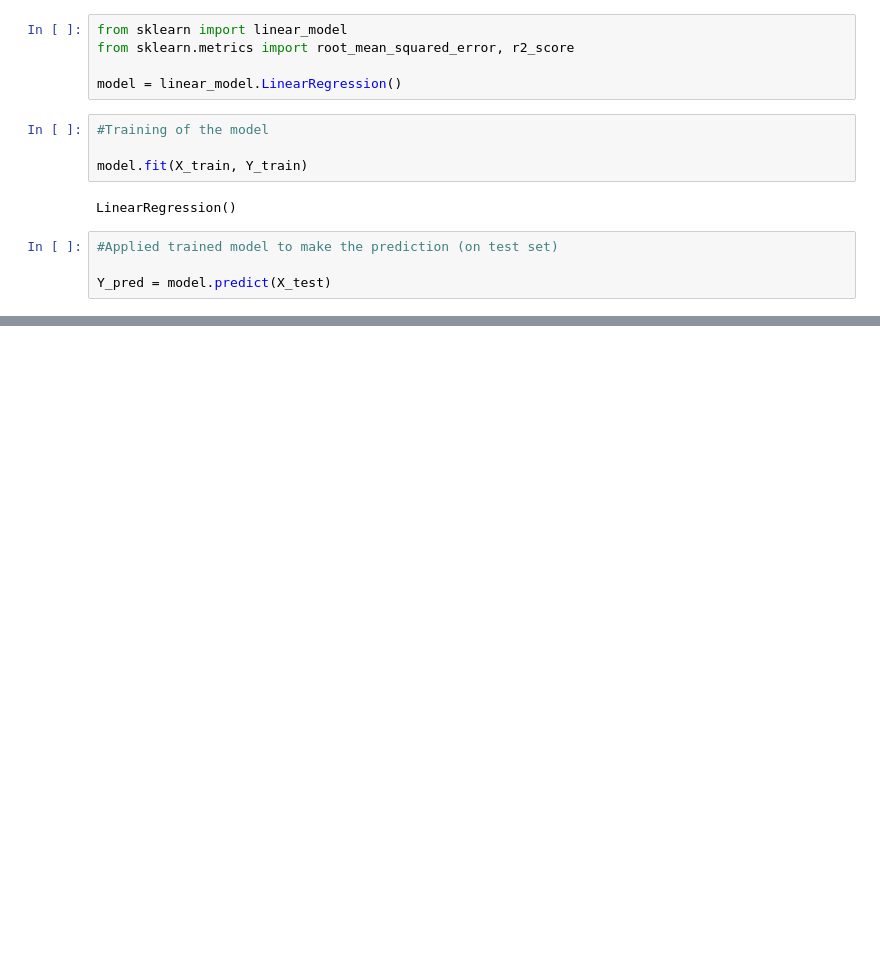
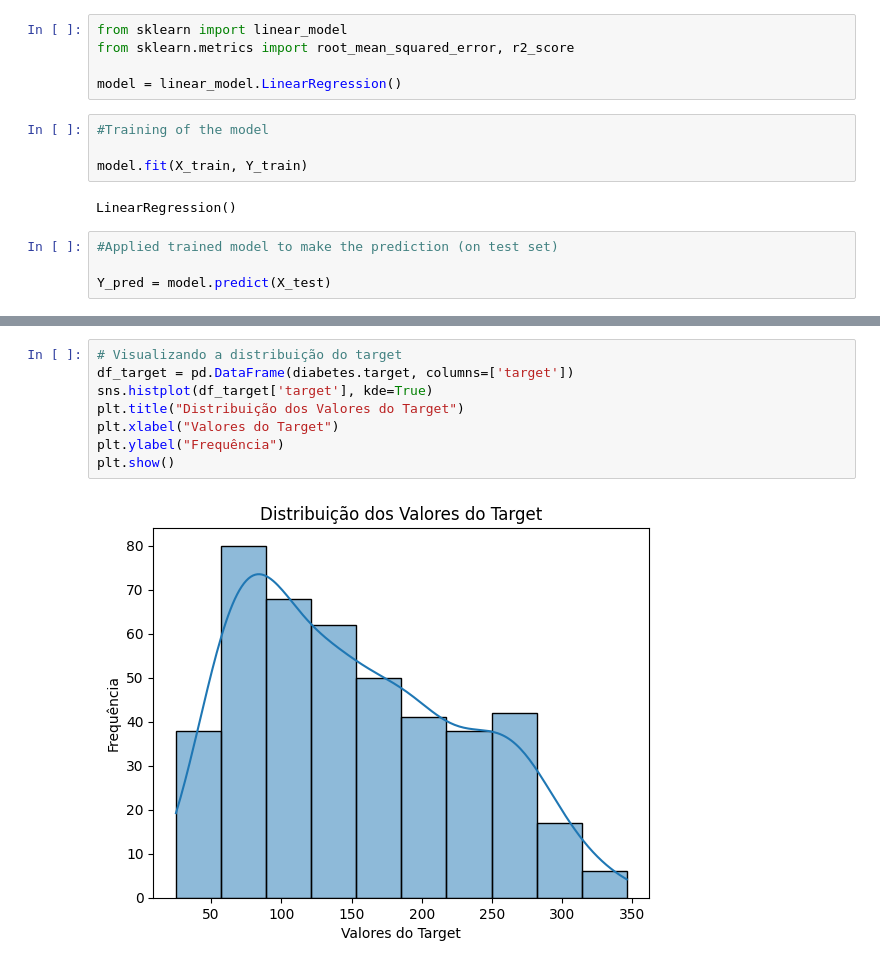
Before and after one commit to felipeteo92/data_science, a Jupyter notebook: linear_regression(diabetes).ipynb, the cells around one changed output, grey strips where cells are left out. Cells and saved outputs as stored; diff of their text form; blank space fills up the shorter version.

```diff
--- a/linear_regression(diabetes).ipynb
+++ b/linear_regression(diabetes).ipynb
@@ -75,0 +147,10 @@ sns.scatterplot(x = Y_test, y= Y_pred, marker = '+', alpha = 0.5)
+# %%
+# Visualizando a distribuição do target
+df_target = pd.DataFrame(diabetes.target, columns=['target'])
+sns.histplot(df_target['target'], kde=True)
+plt.title("Distribuição dos Valores do Target")
+plt.xlabel("Valores do Target")
+plt.ylabel("Frequência")
+plt.show()
+# %% [output]
+[figure, added]
```
Also changed, not shown: parts of 7 cells of this notebook.
